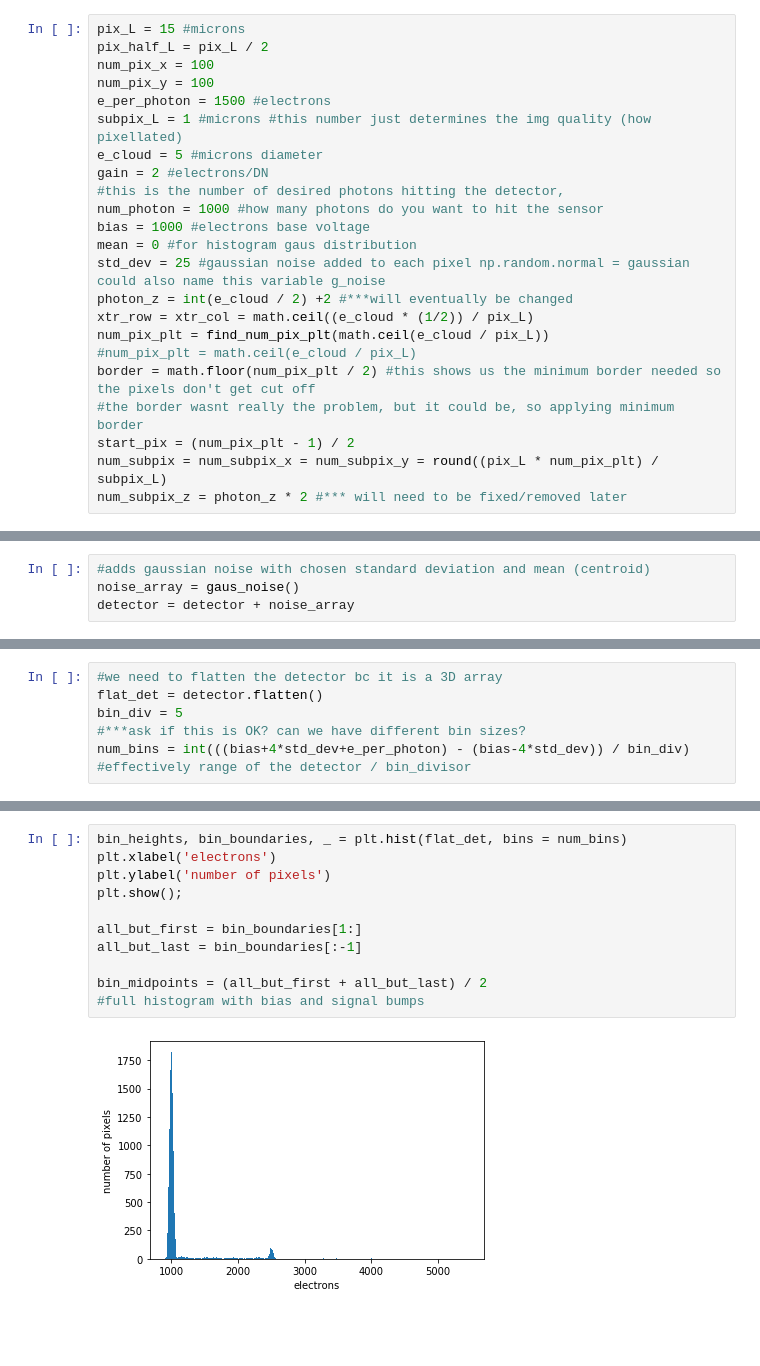
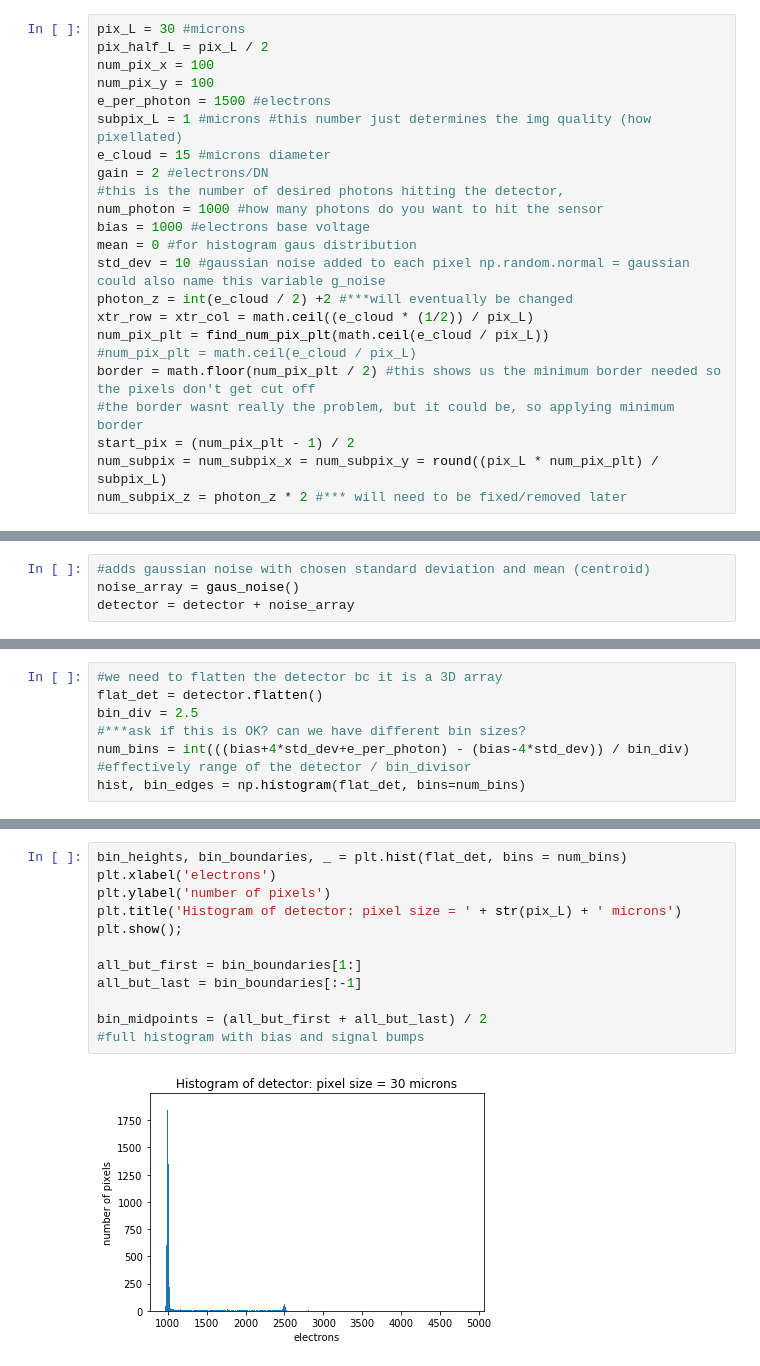
Before and after one commit to rfitzg/CFA-REU2020-FitzGerald, a Jupyter notebook: DetectorProject.ipynb, the cells around one changed output, grey strips where cells are left out. Saved outputs shown, nothing was run; the diff lists cells and outputs as text; blank space fills up the shorter version.

```diff
--- a/DetectorProject.ipynb
+++ b/DetectorProject.ipynb
@@ -162,19 +162,19 @@ def delete_ghost():
 # %% [markdown]
 Set up specific variables for hte run
 # %%
-pix_L = 15 #microns
+pix_L = 30 #microns
 pix_half_L = pix_L / 2
 num_pix_x = 100
 num_pix_y = 100
 e_per_photon = 1500 #electrons
 subpix_L = 1 #microns #this number just determines the img quality (how pixellated)
-e_cloud = 5 #microns diameter
+e_cloud = 15 #microns diameter
 gain = 2 #electrons/DN
 #this is the number of desired photons hitting the detector,
 num_photon = 1000 #how many photons do you want to hit the sensor
 bias = 1000 #electrons base voltage
 mean = 0 #for histogram gaus distribution
-std_dev = 25 #gaussian noise added to each pixel np.random.normal = gaussian could also name this variable g_noise
+std_dev = 10 #gaussian noise added to each pixel np.random.normal = gaussian could also name this variable g_noise
 photon_z = int(e_cloud / 2) +2 #***will eventually be changed
 xtr_row = xtr_col = math.ceil((e_cloud * (1/2)) / pix_L)
 num_pix_plt = find_num_pix_plt(math.ceil(e_cloud / pix_L))
@@ -266,7 +323,8 @@ error: sum of detector did not result in expected value: actual sum of detector
 # %%
 #we need to flatten the detector bc it is a 3D array
 flat_det = detector.flatten()
-bin_div = 5
+bin_div = 2.5
 #***ask if this is OK? can we have different bin sizes?
 num_bins = int(((bias+4*std_dev+e_per_photon) - (bias-4*std_dev)) / bin_div)
 #effectively range of the detector / bin_divisor
+hist, bin_edges = np.histogram(flat_det, bins=num_bins)
@@ -273,13 +340,14 @@ num_bins = int(((bias+4*std_dev+e_per_photon) - (bias-4*std_dev)) / bin_div)
 # %%
 bin_heights, bin_boundaries, _ = plt.hist(flat_det, bins = num_bins)
 plt.xlabel('electrons')
 plt.ylabel('number of pixels')
+plt.title('Histogram of detector: pixel size = ' + str(pix_L) + ' microns')
 plt.show();
 
 all_but_first = bin_boundaries[1:]
 all_but_last = bin_boundaries[:-1]
 
 bin_midpoints = (all_but_first + all_but_last) / 2
 #full histogram with bias and signal bumps
 # %% [output]
-[figure, old version]
+[figure, new version]
```
Also changed, not shown: parts of 19 cells of this notebook.
